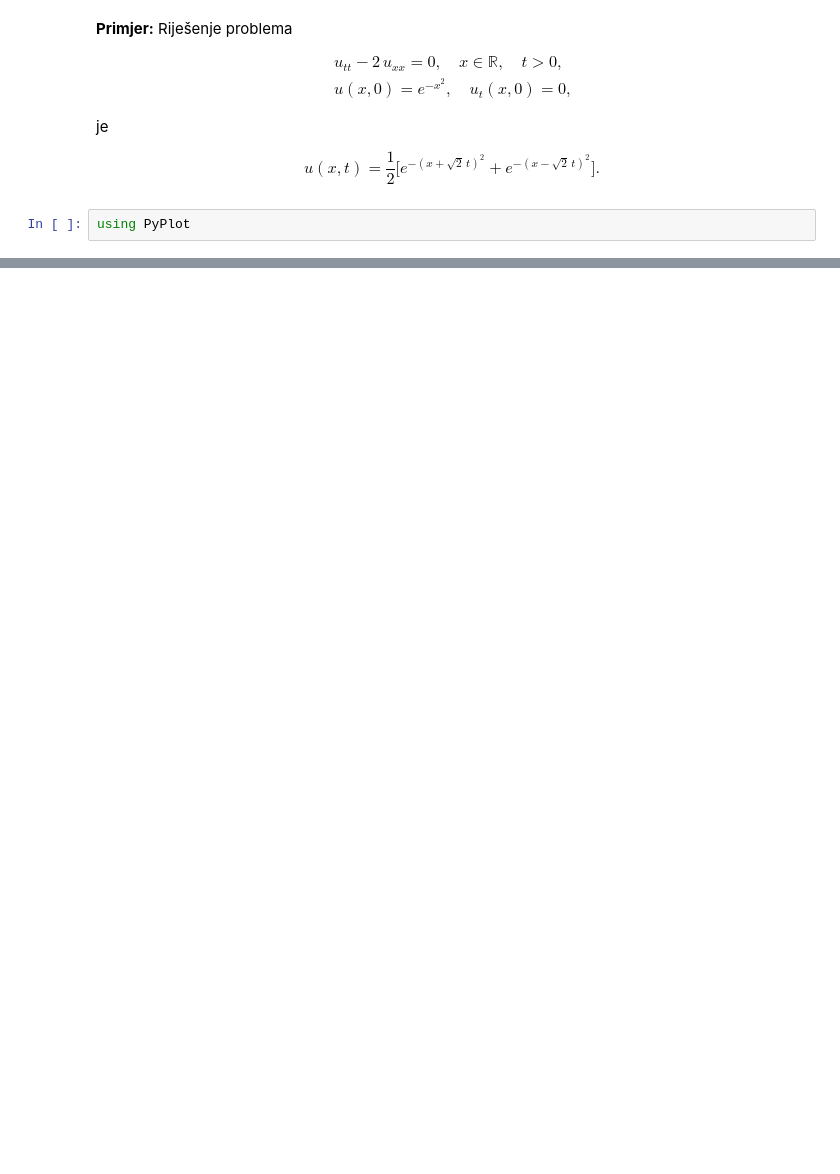
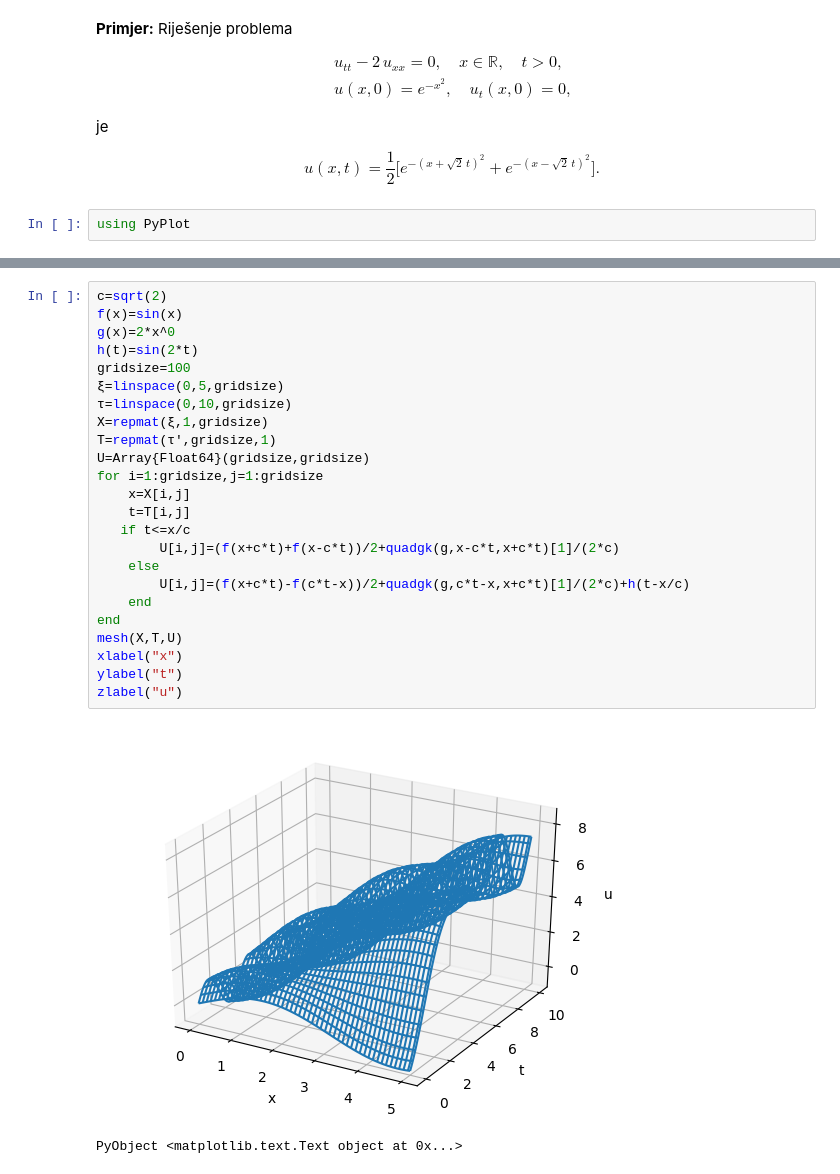
Before and after one commit to ivanslapnicar/Matematika-posebna_poglavlja, a Jupyter notebook: src/MPP07c_DAlembertovo_rjesenje.ipynb, the cells around one changed output, grey strips where cells are left out. Drawn from its saved outputs; the diff is of its cells as text; blank space fills up the shorter version.

```diff
--- a/src/MPP07c_DAlembertovo_rjesenje.ipynb
+++ b/src/MPP07c_DAlembertovo_rjesenje.ipynb
@@ -223,0 +368,27 @@ pa uvrštavanje u (5), dijeljenje s $k^2$ i ignoriranje članova $O(k)$ daje (3)
+# %%
+c=sqrt(2)
+f(x)=sin(x)
+g(x)=2*x^0
+h(t)=sin(2*t)
+gridsize=100
+ξ=linspace(0,5,gridsize)
+τ=linspace(0,10,gridsize)
+X=repmat(ξ,1,gridsize)
+T=repmat(τ',gridsize,1)
+U=Array{Float64}(gridsize,gridsize)
+for i=1:gridsize,j=1:gridsize
+    x=X[i,j]
+    t=T[i,j]
+   if t<=x/c
+        U[i,j]=(f(x+c*t)+f(x-c*t))/2+quadgk(g,x-c*t,x+c*t)[1]/(2*c)
+    else
+        U[i,j]=(f(x+c*t)-f(c*t-x))/2+quadgk(g,c*t-x,x+c*t)[1]/(2*c)+h(t-x/c)
+    end
+end
+mesh(X,T,U)
+xlabel("x")
+ylabel("t")
+zlabel("u")
+# %% [output]
+[figure, added]
+PyObject <matplotlib.text.Text object at 0x...>
```
Also changed, not shown: parts of 14 cells of this notebook, 1 other file.
